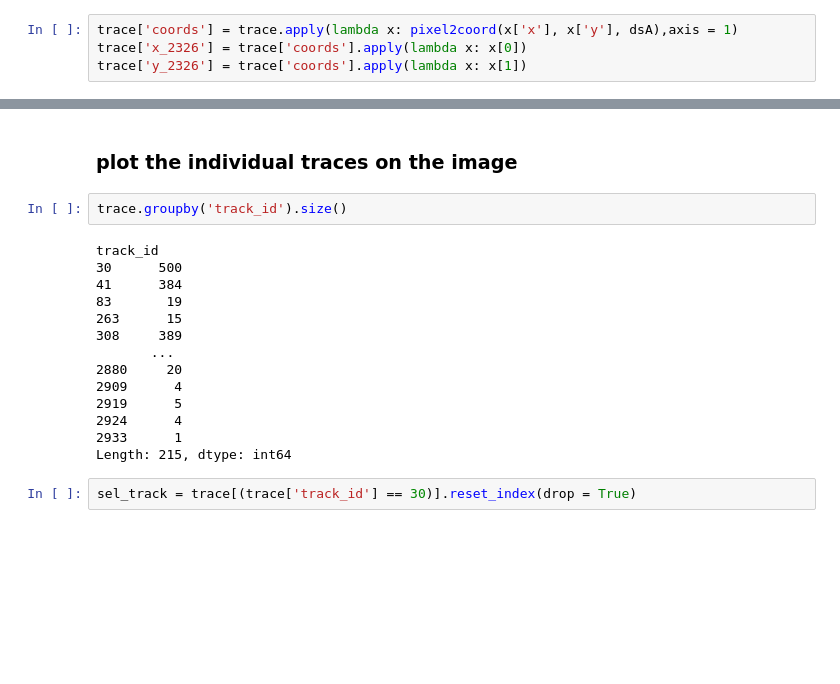
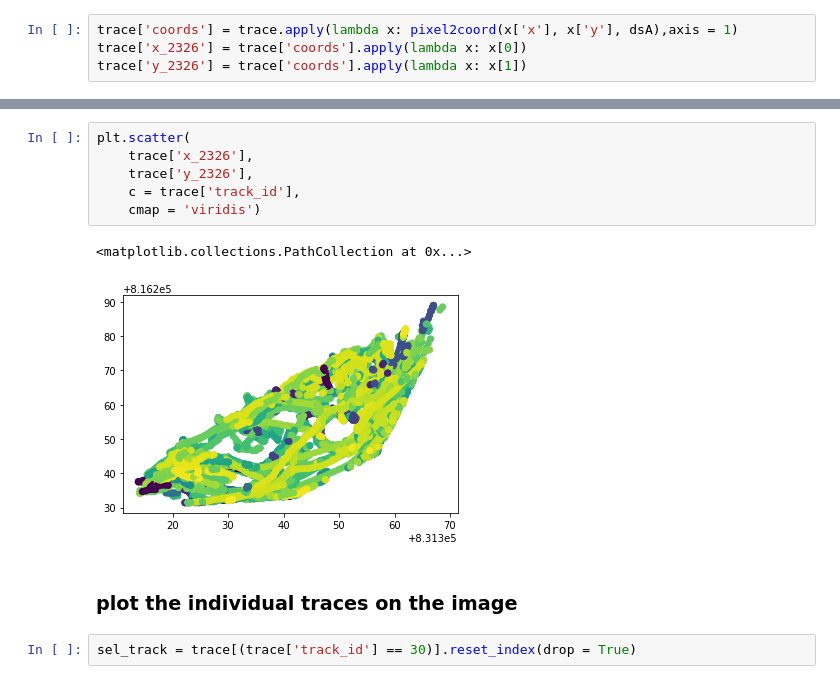
Before and after one commit to brookefzy/pitaya, a Jupyter notebook: BabyAI-CV/scripts/02_camera_calibration.ipynb, the cells around one changed output, grey strips where cells are left out. Cells and saved outputs as stored; diff of their text form; blank space fills up the shorter version.

```diff
--- a/BabyAI-CV/scripts/02_camera_calibration.ipynb
+++ b/BabyAI-CV/scripts/02_camera_calibration.ipynb
@@ -220,21 +229,14 @@ plt.show()
+# %%
+plt.scatter(
+    trace['x_2326'],
+    trace['y_2326'],
+    c = trace['track_id'],
+    cmap = 'viridis')
+# %% [output]
+<matplotlib.collections.PathCollection at 0x...>
+[figure, added]
 # %% [markdown]
 ### plot the individual traces on the image
-# %%
-trace.groupby('track_id').size()
-# %% [output]
-track_id
-30      500
-41      384
-83       19
-263      15
-308     389
-       ...
-2880     20
-2909      4
-2919      5
-2924      4
-2933      1
-Length: 215, dtype: int64
 # %%
 sel_track = trace[(trace['track_id'] == 30)].reset_index(drop = True)
 # %%
```
Also changed, not shown: parts of 16 cells of this notebook, 10 other files.
